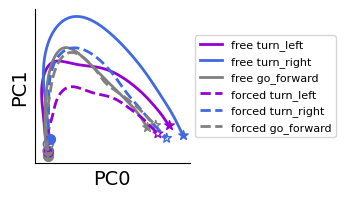
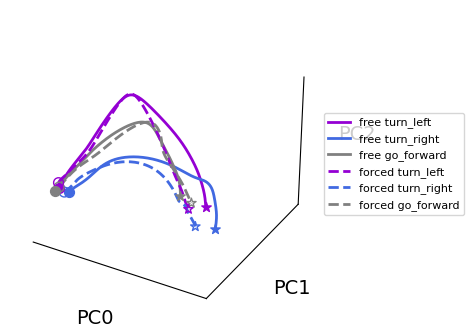
Code edit (unified diff) that turned the first committed figure into the second:
--- before
+++ after
@@ -1,10 +1,10 @@
 reload(edy)
-PC_set_1 = (0, 1)
-f, ax = edy._init_2D_plot(PC_set_1, figsize=(2, 2))
-edy.PC_plot(activity_df, metrics_df, PCs=PC_set_1, f=f, ax=ax)
+PC_set_1 = (0, 1, 2)
+f, ax = edy._init_3D_plot(PC_set_1, figsize=(6, 4))
+edy.PC_plot(activity_df, metrics_df, PCs=PC_set_1, actions=["turn_left", "turn_right", "go_forward"], f=f, ax=ax)
 f.savefig("../results/egocentric_action/dynamics_1.pdf")
 
 PC_set_2 = (2, 3, 4)
-f, ax = edy._init_3D_plot(PC_set_1, figsize=(5, 5))
-edy.PC_plot(activity_df, metrics_df, PCs=PC_set_1, f=f, ax=ax)
+f, ax = edy._init_3D_plot(PC_set_2, figsize=(6, 4))
+edy.PC_plot(activity_df, metrics_df, PCs=PC_set_2, actions=["turn_left", "turn_right"], f=f, ax=ax)
 f.savefig("../results/egocentric_action/dynamics_2.pdf")

Commit: fiddling with ego plots